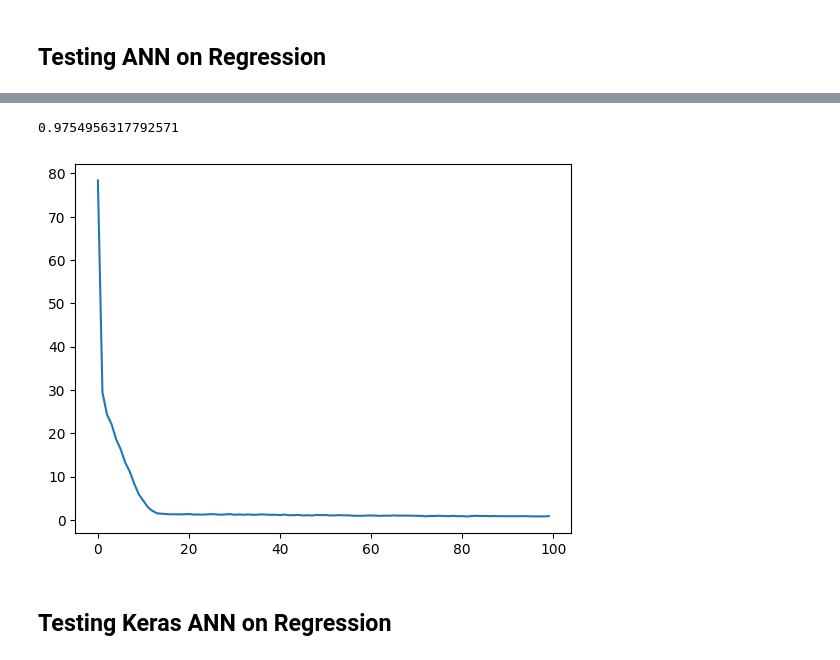
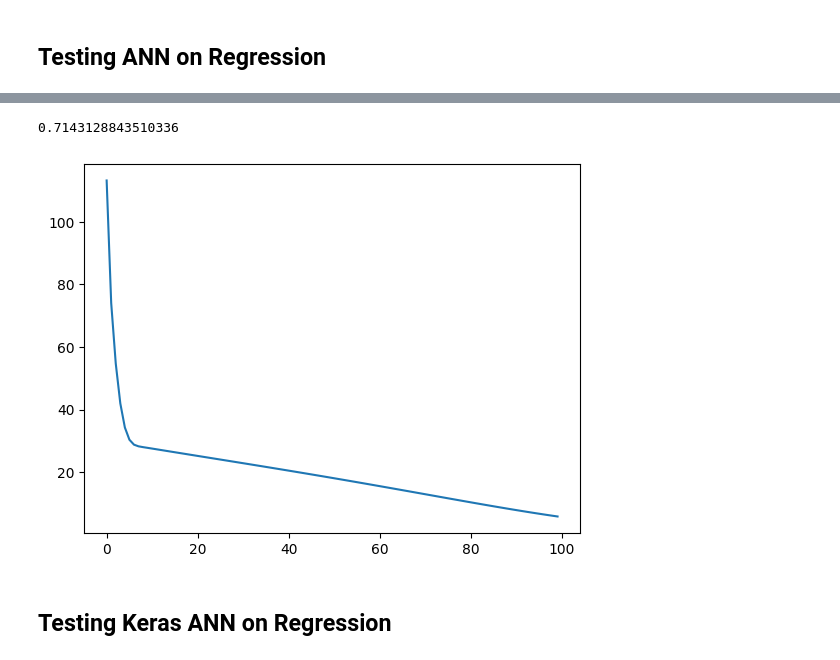
Before and after one commit to ankit869/Multilayer-Neural-Network, a Jupyter notebook: mlp_demo.ipynb, the cells around one changed output, grey strips where cells are left out. Saved outputs shown, nothing was run; the diff lists cells and outputs as text; code cells hidden in the pictures.

```diff
--- a/mlp_demo.ipynb
+++ b/mlp_demo.ipynb
@@ -18,8 +18,8 @@ model.add_layer(2,input_layer=True)
 model.add_layer(10,activation_function='linear')
 model.add_layer(10,activation_function='linear')
 model.add_layer(1,activation_function='linear',output_layer=True)
-model.compile_model(loss_function='mse',weight_initializer='glorot_uniform',seed=3)
-losses=model.fit(X_train, Y_train,learning_rate=0.001,epochs=100,show_loss=False,early_stopping=False)
+model.compile_model(loss_function='mse')
+losses=model.fit(X_train, Y_train,epochs=100,show_loss=False,early_stopping=False)
 Y_pred = model.predict(X_test)
 plt.plot(model.history['Losses'])
 r2_score(Y_test,Y_pred)
@@ -43,6 +43,6 @@ Training complete!! , Average Elapse-Time (per epoch) : 0.03683928 seconds
 ========================================================================= :)
-0.9754956317792571
+0.7143128843510336
-[figure, old version]
+[figure, new version]
 # %% [markdown]
 ## Testing Keras ANN on Regression
 # %%
```
Also changed, not shown: parts of 14 cells of this notebook, 5 other files.
